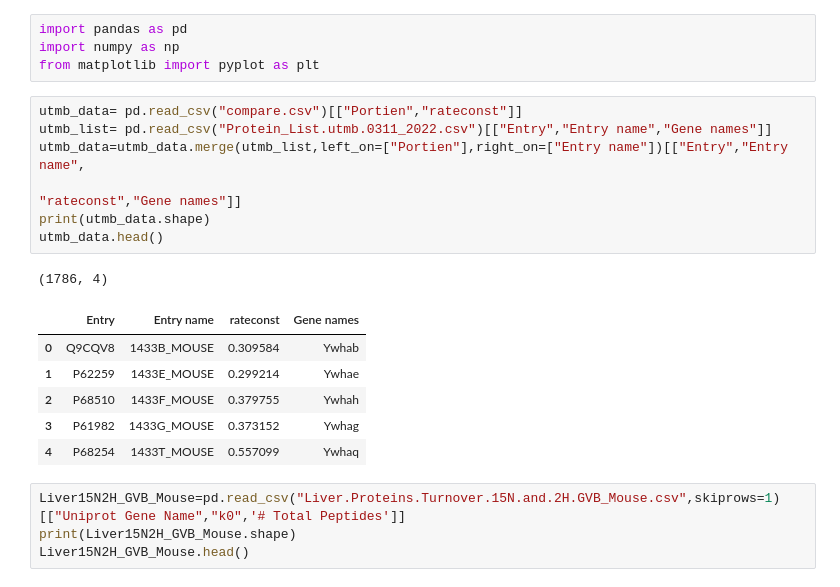
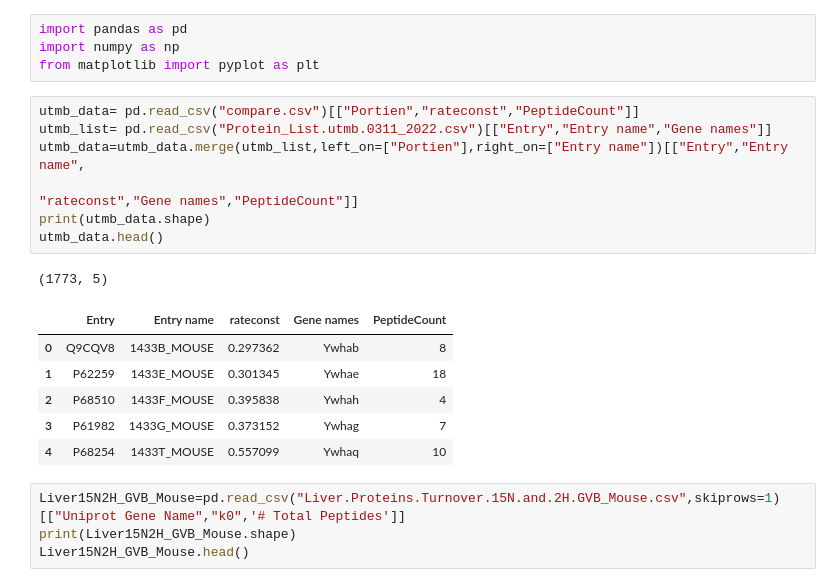
Before and after one commit to henockmamo54/d2omePlusAnalysis, a Jupyter notebook: N15_Vs_d2ome.ipynb, the cells around one changed output. Drawn from its saved outputs; the diff is of its cells as text.

```diff
--- a/N15_Vs_d2ome.ipynb
+++ b/N15_Vs_d2ome.ipynb
@@ -3,20 +3,20 @@ import pandas as pd
 import numpy as np
 from matplotlib import pyplot as plt
 # %%
-utmb_data= pd.read_csv("compare.csv")[["Portien","rateconst"]]
+utmb_data= pd.read_csv("compare.csv")[["Portien","rateconst","PeptideCount"]]
 utmb_list= pd.read_csv("Protein_List.utmb.0311_2022.csv")[["Entry","Entry name","Gene names"]]
 utmb_data=utmb_data.merge(utmb_list,left_on=["Portien"],right_on=["Entry name"])[["Entry","Entry name",
-                                                                                  "rateconst","Gene names"]]
+                                                                                  "rateconst","Gene names","PeptideCount"]]
 print(utmb_data.shape)
 utmb_data.head()
 # %% [output]
-(1786, 4)
+(1773, 5)
-|  | Entry | Entry name | rateconst | Gene names |
-| 0 | Q9CQV8 | 1433B_MOUSE | 0.309584 | Ywhab |
-| 1 | P62259 | 1433E_MOUSE | 0.299214 | Ywhae |
-| 2 | P68510 | 1433F_MOUSE | 0.379755 | Ywhah |
-| 3 | P61982 | 1433G_MOUSE | 0.373152 | Ywhag |
-| 4 | P68254 | 1433T_MOUSE | 0.557099 | Ywhaq |
+|  | Entry | Entry name | rateconst | Gene names | PeptideCount |
+| 0 | Q9CQV8 | 1433B_MOUSE | 0.297362 | Ywhab | 8 |
+| 1 | P62259 | 1433E_MOUSE | 0.301345 | Ywhae | 18 |
+| 2 | P68510 | 1433F_MOUSE | 0.395838 | Ywhah | 4 |
+| 3 | P61982 | 1433G_MOUSE | 0.373152 | Ywhag | 7 |
+| 4 | P68254 | 1433T_MOUSE | 0.557099 | Ywhaq | 10 |
 # %%
 Liver15N2H_GVB_Mouse=pd.read_csv("Liver.Proteins.Turnover.15N.and.2H.GVB_Mouse.csv",skiprows=1)[["Uniprot Gene Name","k0",'# Total Peptides']]
 print(Liver15N2H_GVB_Mouse.shape)
```
Also changed, not shown: parts of 10 cells of this notebook, 3 other files.
